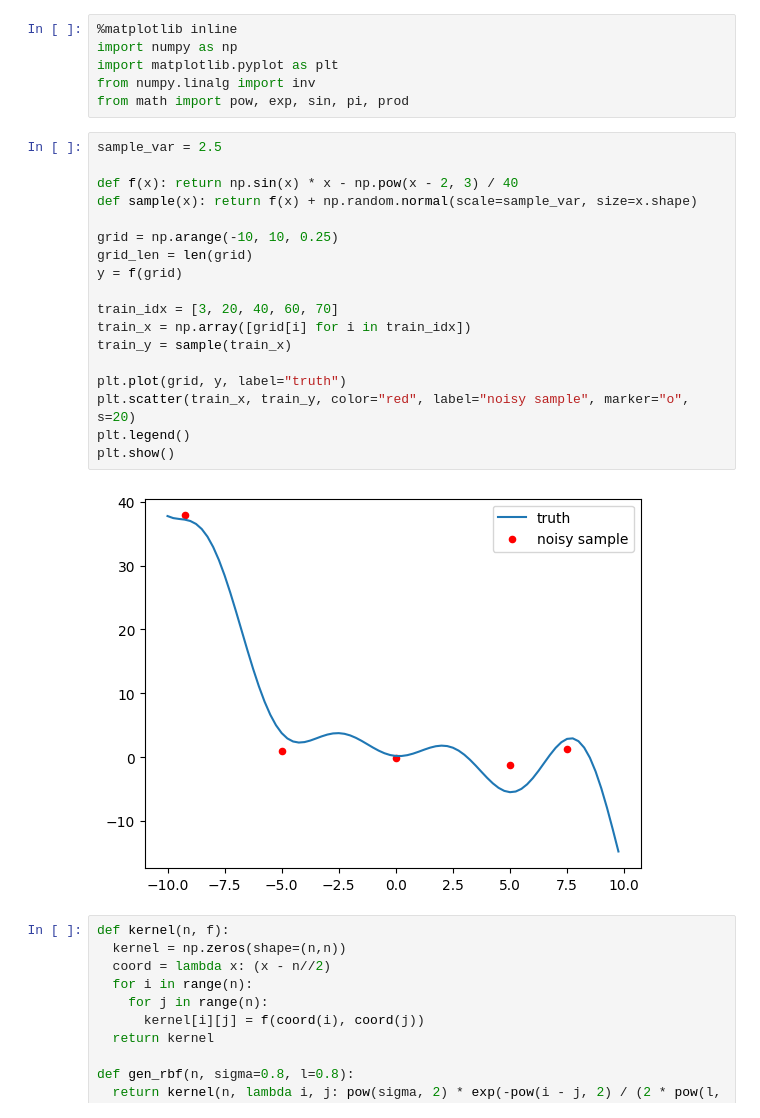
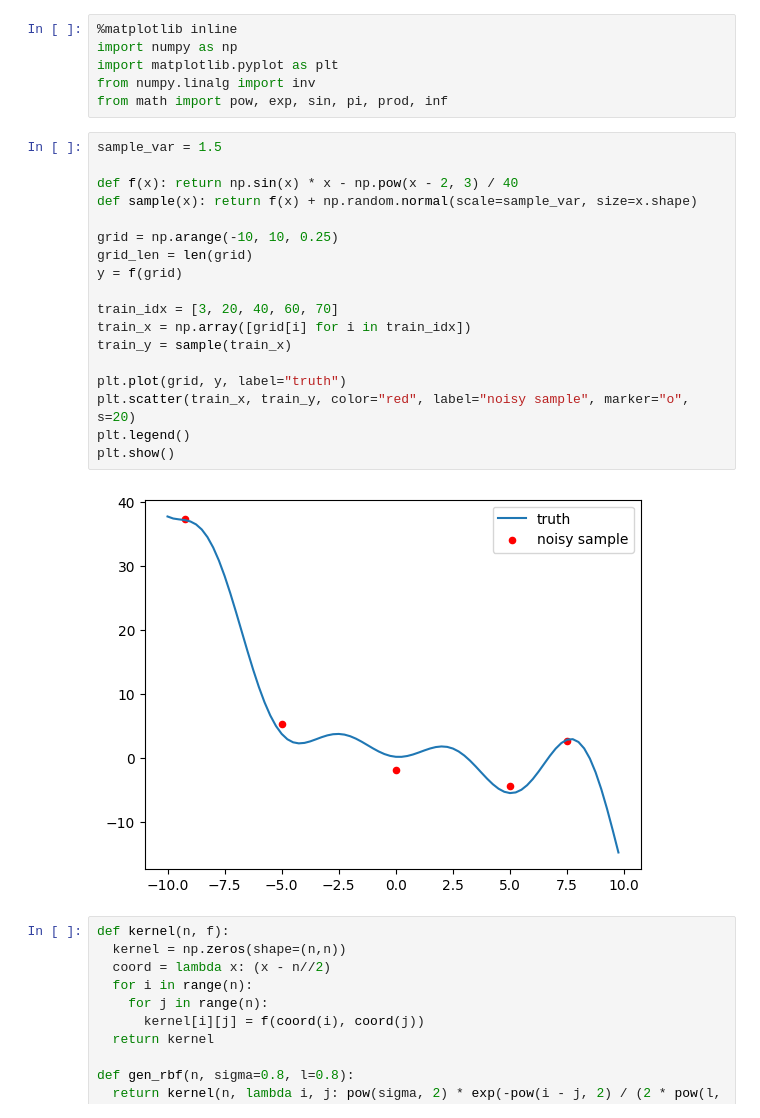
Before and after one commit to jumbojets/gaussian-process-regression, a Jupyter notebook: gpr.ipynb, the cells around one changed output. Cells and saved outputs as stored; diff of their text form.

```diff
--- a/gpr.ipynb
+++ b/gpr.ipynb
@@ -3,27 +3,27 @@
 import numpy as np
 import matplotlib.pyplot as plt
 from numpy.linalg import inv
-from math import pow, exp, sin, pi, prod
+from math import pow, exp, sin, pi, prod, inf
 # %%
-sample_var = 2.5
+sample_var = 1.5
 
 def f(x): return np.sin(x) * x - np.pow(x - 2, 3) / 40
 def sample(x): return f(x) + np.random.normal(scale=sample_var, size=x.shape)
 
 grid = np.arange(-10, 10, 0.25)
 grid_len = len(grid)
 y = f(grid)
 
 train_idx = [3, 20, 40, 60, 70]
 train_x = np.array([grid[i] for i in train_idx])
 train_y = sample(train_x)
 
 plt.plot(grid, y, label="truth")
 plt.scatter(train_x, train_y, color="red", label="noisy sample", marker="o", s=20)
 plt.legend()
 plt.show()
 # %% [output]
-[figure, old version]
+[figure, new version]
 # %%
 def kernel(n, f):
   kernel = np.zeros(shape=(n,n))
```
Also changed, not shown: parts of 7 cells of this notebook.
